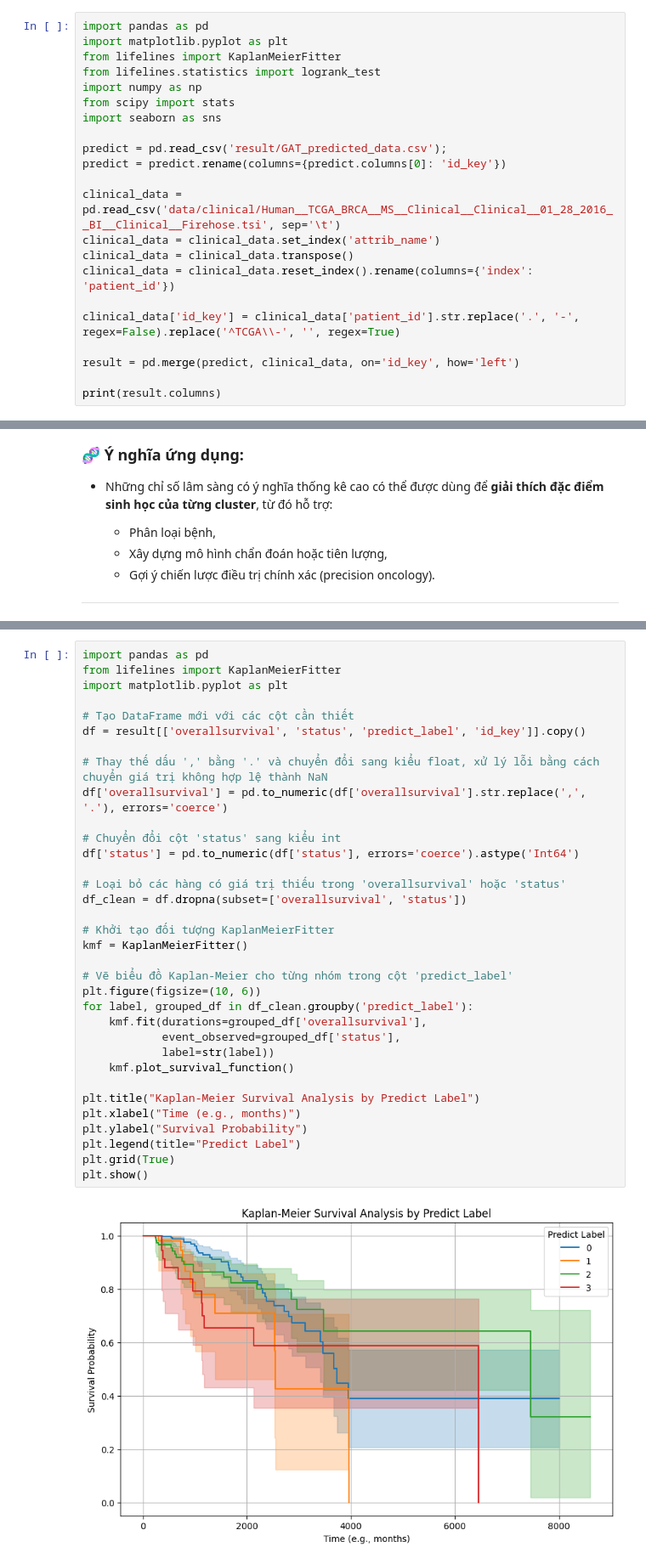
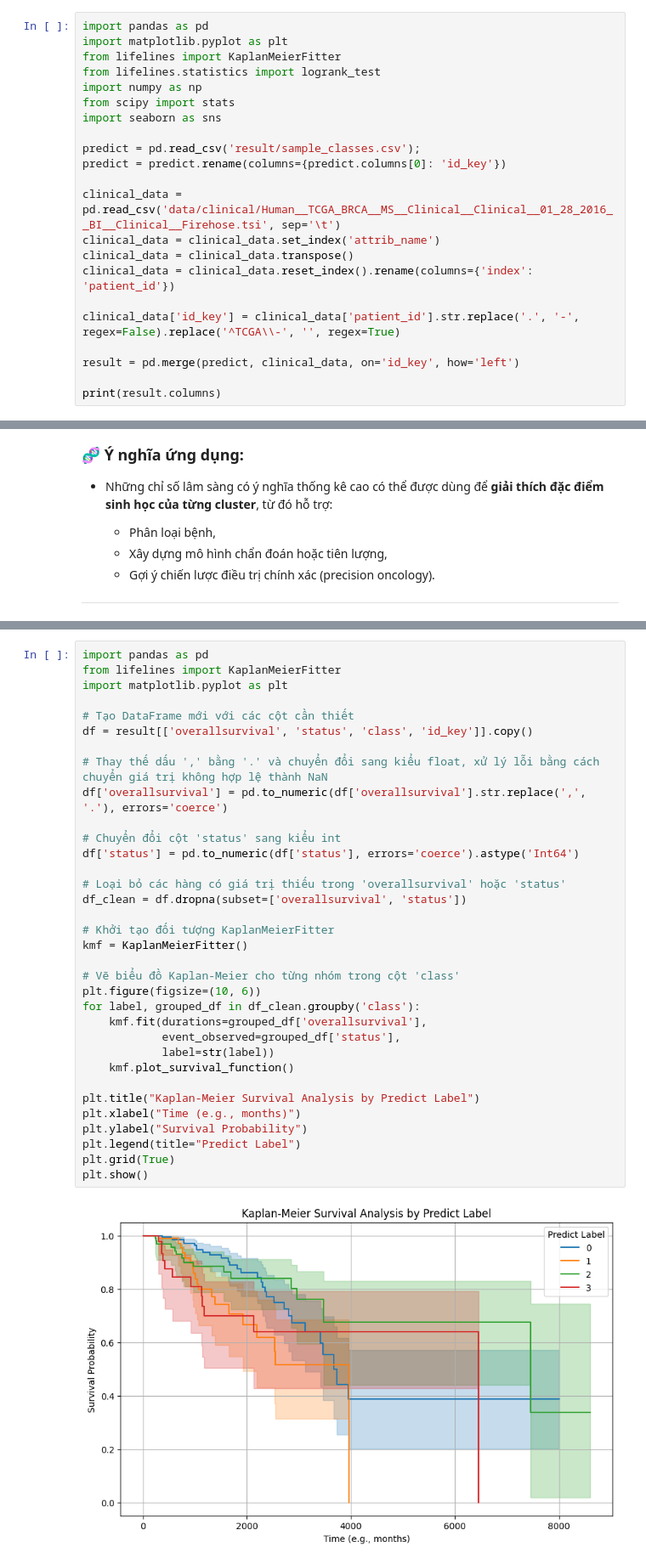
Before and after one commit to haitranduc4270/MoGCN, a Jupyter notebook: survival_analysis.ipynb, the cells around one changed output, grey strips where cells are left out. Shown: that part at 85% size. Cells and saved outputs as stored; diff of their text form.

```diff
--- a/survival_analysis.ipynb
+++ b/survival_analysis.ipynb
@@ -7,7 +7,7 @@ import numpy as np
 from scipy import stats
 import seaborn as sns
 
-predict = pd.read_csv('result/GAT_predicted_data.csv');
+predict = pd.read_csv('result/sample_classes.csv');
 predict = predict.rename(columns={predict.columns[0]: 'id_key'})
 
 clinical_data = pd.read_csv('data/clinical/Human__TCGA_BRCA__MS__Clinical__Clinical__01_28_2016__BI__Clinical__Firehose.tsi', sep='\t')
@@ -196,34 +196,34 @@ import pandas as pd
 from lifelines import KaplanMeierFitter
 import matplotlib.pyplot as plt
 
 # Tạo DataFrame mới với các cột cần thiết
-df = result[['overallsurvival', 'status', 'predict_label', 'id_key']].copy()
+df = result[['overallsurvival', 'status', 'class', 'id_key']].copy()
 
 # Thay thế dấu ',' bằng '.' và chuyển đổi sang kiểu float, xử lý lỗi bằng cách chuyển giá trị không hợp lệ thành NaN
 df['overallsurvival'] = pd.to_numeric(df['overallsurvival'].str.replace(',', '.'), errors='coerce')
 
 # Chuyển đổi cột 'status' sang kiểu int
 df['status'] = pd.to_numeric(df['status'], errors='coerce').astype('Int64')
 
 # Loại bỏ các hàng có giá trị thiếu trong 'overallsurvival' hoặc 'status'
 df_clean = df.dropna(subset=['overallsurvival', 'status'])
 
 # Khởi tạo đối tượng KaplanMeierFitter
 kmf = KaplanMeierFitter()
 
-# Vẽ biểu đồ Kaplan-Meier cho từng nhóm trong cột 'predict_label'
+# Vẽ biểu đồ Kaplan-Meier cho từng nhóm trong cột 'class'
 plt.figure(figsize=(10, 6))
-for label, grouped_df in df_clean.groupby('predict_label'):
+for label, grouped_df in df_clean.groupby('class'):
     kmf.fit(durations=grouped_df['overallsurvival'],
             event_observed=grouped_df['status'],
             label=str(label))
     kmf.plot_survival_function()
 
 plt.title("Kaplan-Meier Survival Analysis by Predict Label")
 plt.xlabel("Time (e.g., months)")
 plt.ylabel("Survival Probability")
 plt.legend(title="Predict Label")
 plt.grid(True)
 plt.show()
 # %% [output]
-[figure, old version]
+[figure, new version]
```
Also changed, not shown: parts of 9 cells of this notebook.
